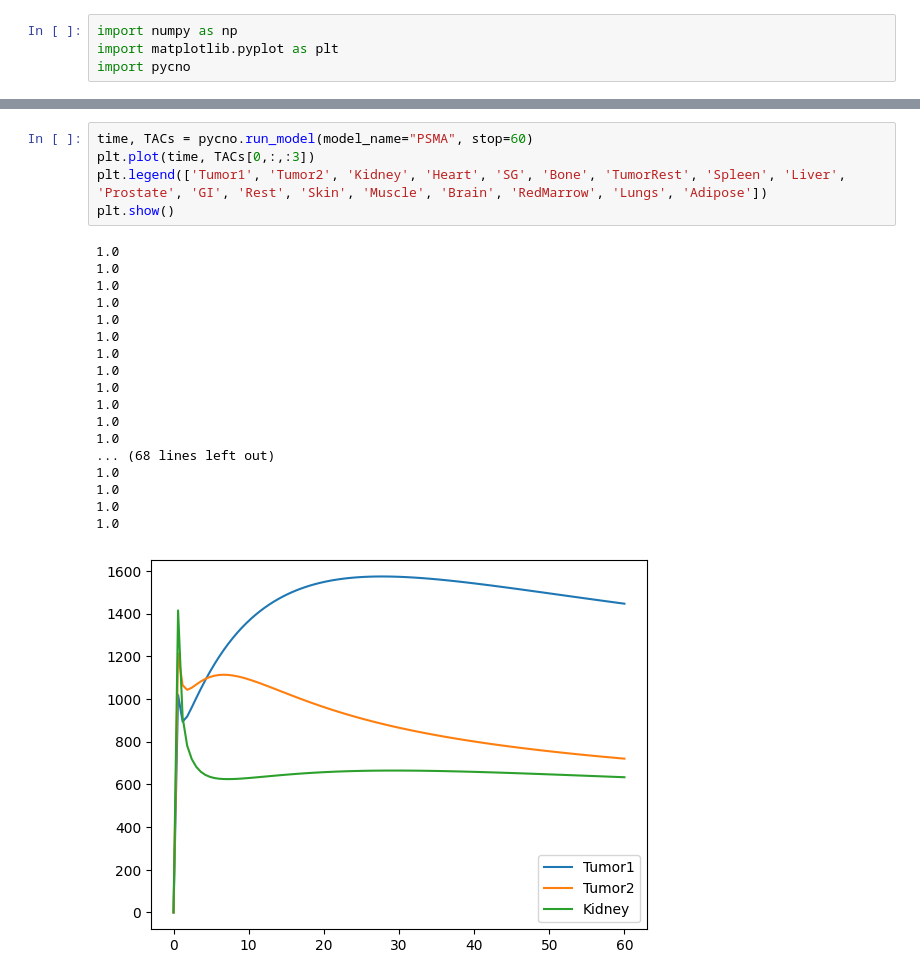
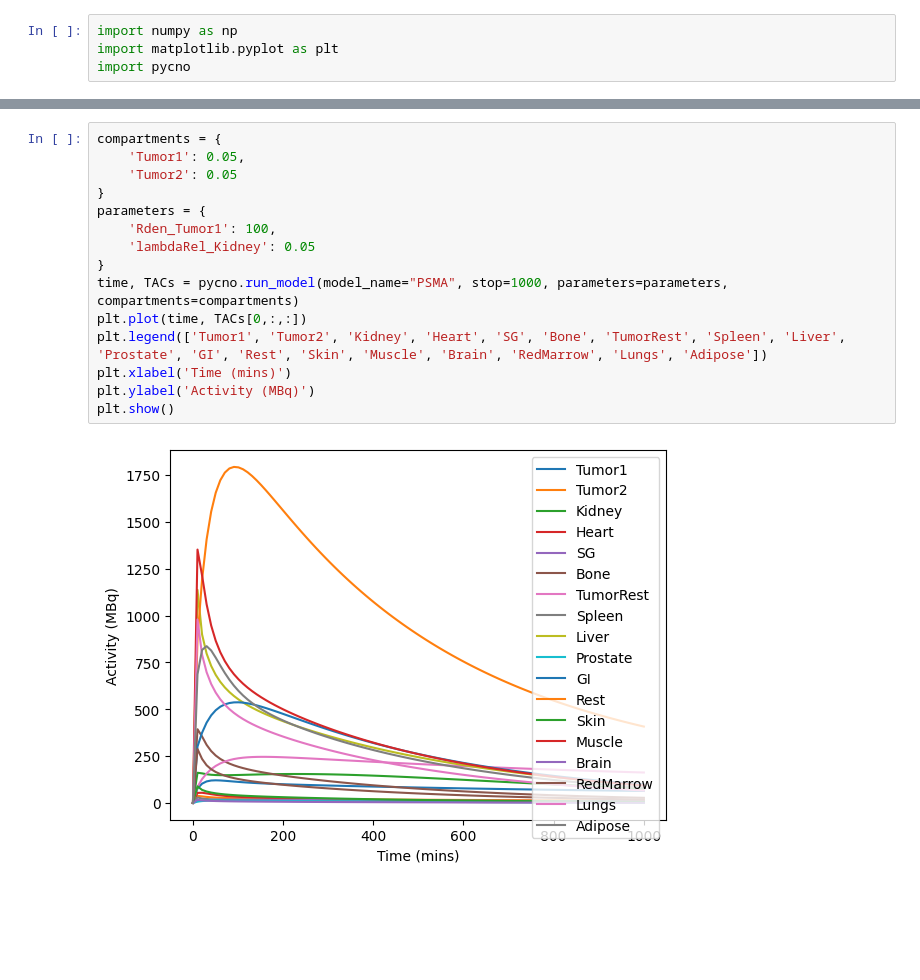
Before and after one commit to qurit/PyCNO, a Jupyter notebook: examples/example_script.ipynb, the cells around one changed output, grey strips where cells are left out. Drawn from its saved outputs; the diff is of its cells as text; blank space fills up the shorter version.

```diff
--- a/examples/example_script.ipynb
+++ b/examples/example_script.ipynb
@@ -24,25 +5,18 @@ Type:      function
 # %%
-time, TACs = pycno.run_model(model_name="PSMA", stop=60)
-plt.plot(time, TACs[0,:,:3])
+compartments = {
+    'Tumor1': 0.05,
+    'Tumor2': 0.05
+}
+parameters = {
+    'Rden_Tumor1': 100,
+    'lambdaRel_Kidney': 0.05
+}
+time, TACs = pycno.run_model(model_name="PSMA", stop=1000, parameters=parameters, compartments=compartments)
+plt.plot(time, TACs[0,:,:])
 plt.legend(['Tumor1', 'Tumor2', 'Kidney', 'Heart', 'SG', 'Bone', 'TumorRest', 'Spleen', 'Liver', 'Prostate', 'GI', 'Rest', 'Skin', 'Muscle', 'Brain', 'RedMarrow', 'Lungs', 'Adipose'])
+plt.xlabel('Time (mins)')
+plt.ylabel('Activity (MBq)')
 plt.show()
 # %% [output]
-1.0
-1.0
-1.0
-1.0
-1.0
-1.0
-1.0
-1.0
-1.0
-1.0
-1.0
-1.0
-... (68 lines left out)
-1.0
-1.0
-1.0
-1.0
-[figure, old version]
+[figure, new version]
 # %%
```
Also changed, not shown: parts of 3 cells of this notebook, 2 other files.
